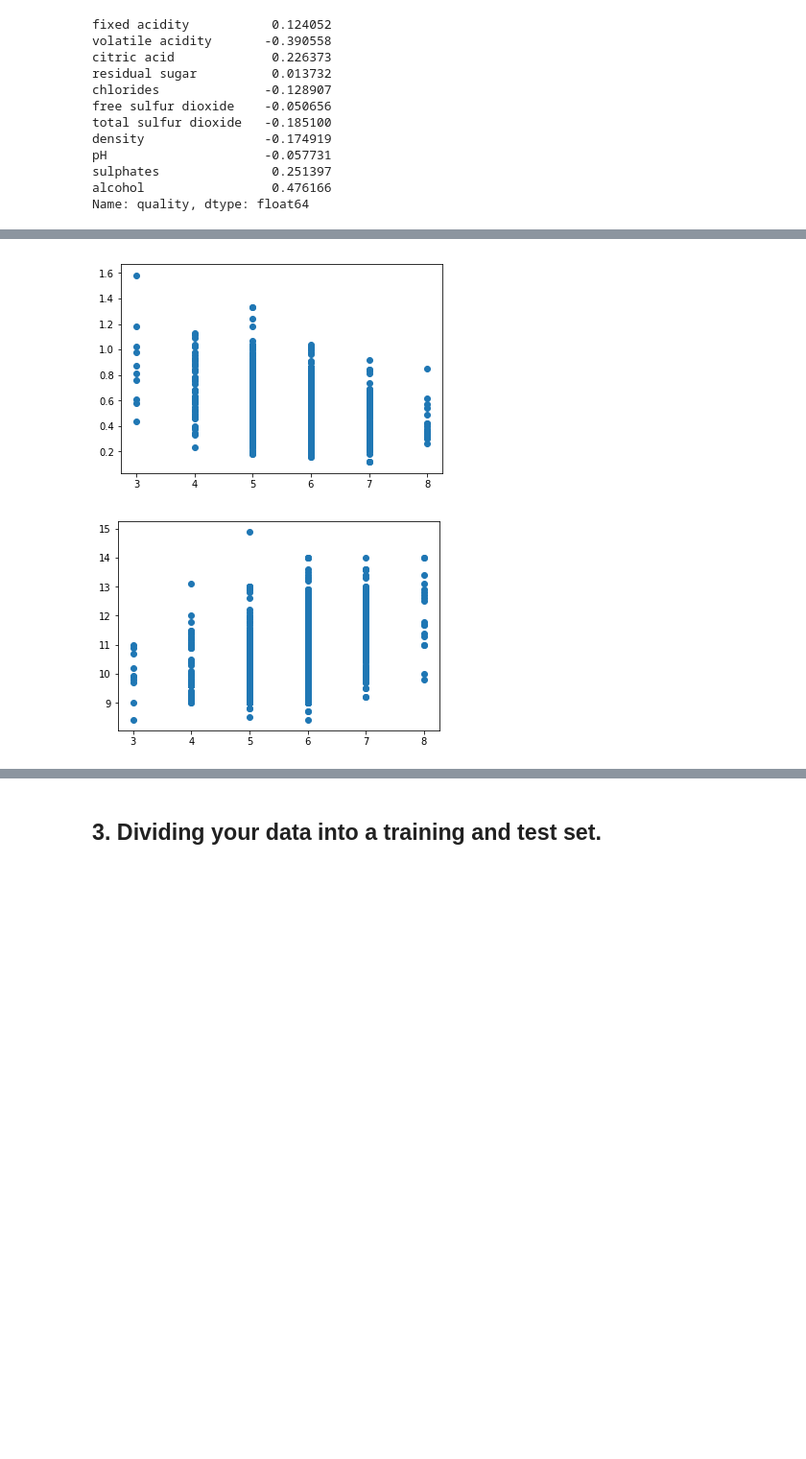
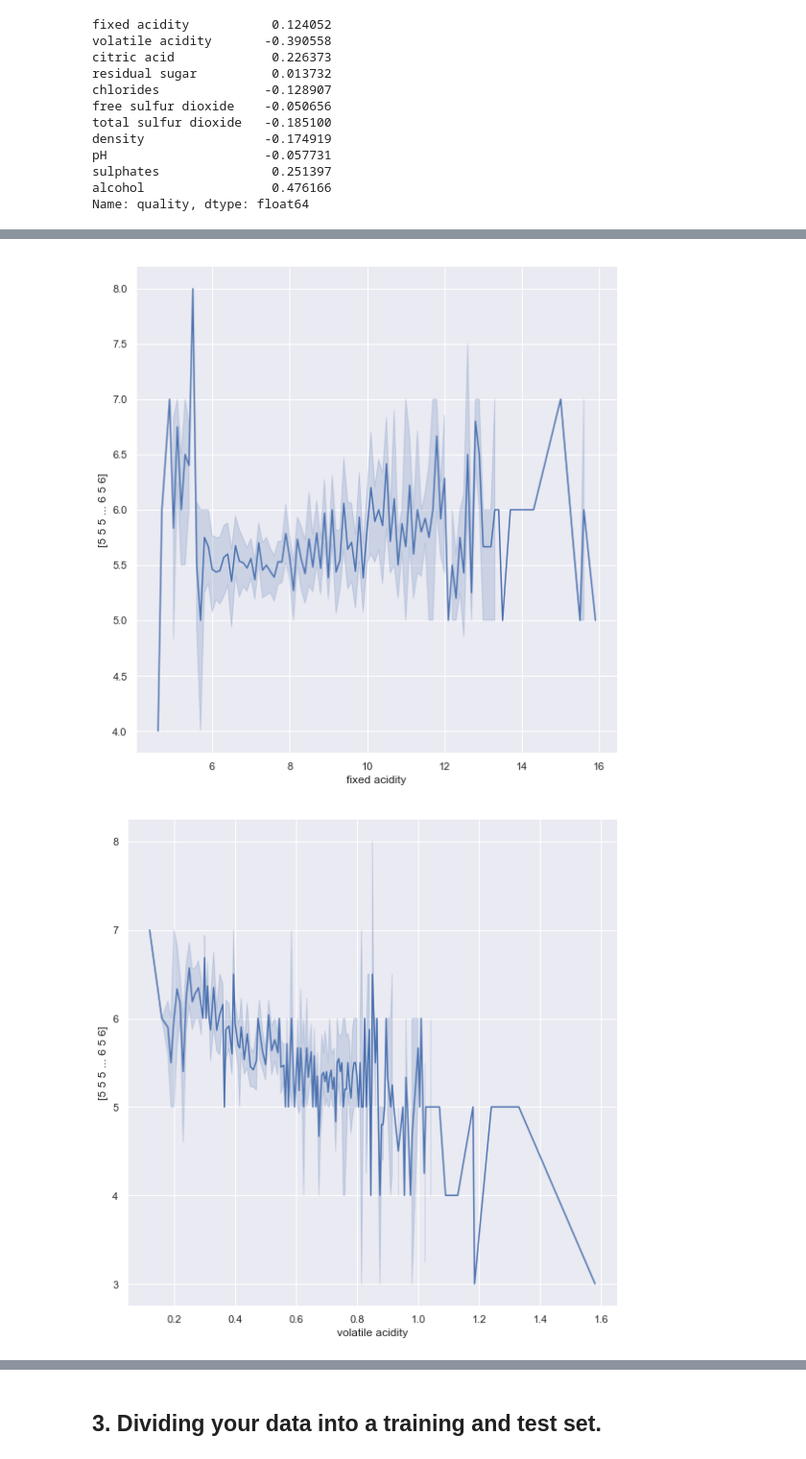
Before and after one commit to wmac001/PHYS-243---Foundation-of-applied-machine-learning, a Jupyter notebook: Midterm Project.ipynb, the cells around one changed output, grey strips where cells are left out. Shown at 96% size. Saved outputs shown, nothing was run; the diff lists cells and outputs as text; code cells hidden in the pictures; blank space fills up the shorter version.

```diff
--- a/Midterm Project.ipynb
+++ b/Midterm Project.ipynb
@@ -132,11 +139,16 @@ sns.heatmap(df.corr(), annot=True, linewidths=1, fmt= '.1f',ax=ax)
-# %%
-plt.scatter(df['quality'], df['volatile acidity'])
-
-plt.show()
-# %% [output]
-[figure, removed]
-# %%
-plt.scatter(df['quality'], df['alcohol'])
-plt.show()
-# %% [output]
-[figure, removed]
+# %%
+#y = df.quality
+#X = df.drop('quality', axis=1)
+
+X = df.iloc[:,:-1].values
+y = df.iloc[:,-1].values
+
+
+features = ['fixed acidity','volatile acidity','citric acid','residual sugar','chlorides','free sulfur dioxide','total sulfur dioxide','density','pH','sulphates','alcohol']
+
+for feature in features:
+    sns.set()
+    sns.relplot(data = df,x = feature, y = y, kind = 'line', height = 8, aspect = 1)
+# %% [output]
+[figure, added]
+[figure, added]
```
Also changed, not shown: parts of 19 cells of this notebook.
